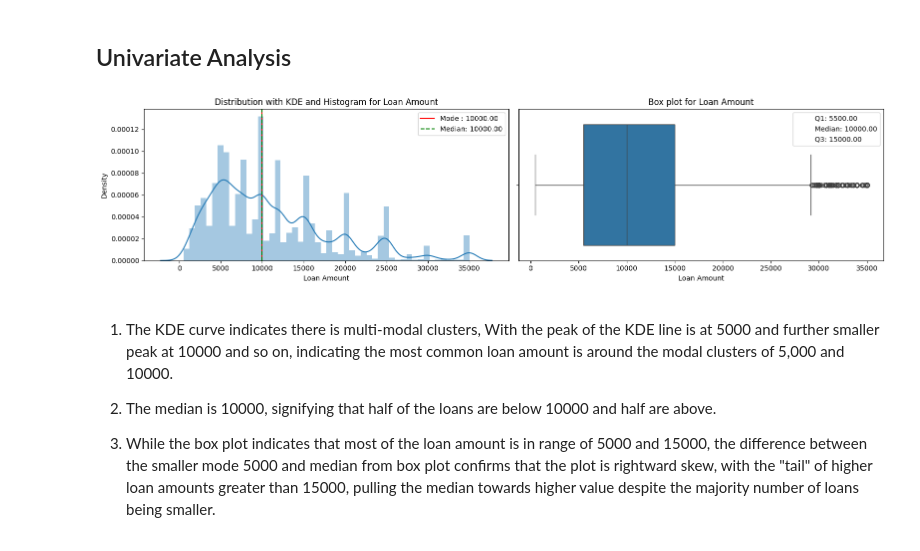
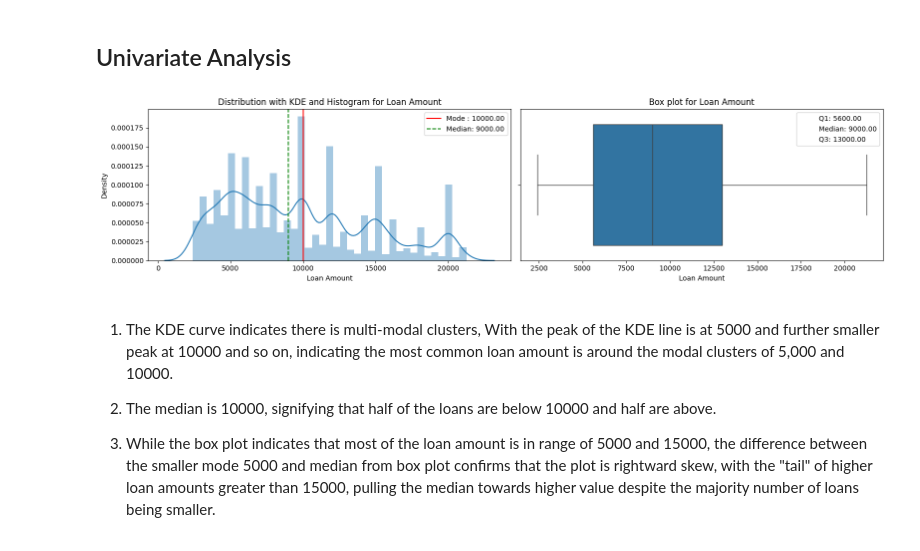
Before and after one commit to prachigoliwadekar/LendingClubCaseStudy, a Jupyter notebook: Group_Facilitator_Prachi.ipynb, the cells around one changed output. Cells and saved outputs as stored; diff of their text form; code cells hidden in the pictures.

Commit message:
Added more graphs, inference summaries, ppt and generated pdf version

```diff
--- a/Group_Facilitator_Prachi.ipynb
+++ b/Group_Facilitator_Prachi.ipynb
@@ -19,7 +14,7 @@ Mounted at /content/drive
 # %% [markdown]
 ### Load Data
 # %%
-data = pd.read_csv("/content/drive/MyDrive/Colab Notebooks/LendinClubCaseStudy/loan_1.csv",low_memory=False)
+data = pd.read_csv("loan_1.csv",low_memory=False)
 data.describe()
 # %% [output]
 |  | id | member_id | loan_amnt | funded_amnt | funded_amnt_inv | installment | annual_inc | dti | ... |
@@ -33,0 +31,22 @@ data.describe()
+# %%
+def filter_dataframe_by_quantiles(df, column_name, lower_quantile, upper_quantile):
+    """
+    Filter a DataFrame based on lower and upper quantiles of a specific column.
+
+    Args:
+        df: The Pandas.DataFrame to filter.
+        column_name (string): column name to consider for filtering
+        lower_quantile (float): The lower quantile value (0 to 1).
+        upper_quantile (float): The upper quantile value (0 to 1).
+
+    Returns:
+        pandas.DataFrame: Filtered DataFrame containing rows within the specified quantile range.
+    """
+    # Calculate the quantiles of the column
+    lower_value = df[column_name].quantile(lower_quantile)
+    upper_value = df[column_name].quantile(upper_quantile)
+
+    # Filter the DataFrame based on the quantiles
+    filtered_df = df[(df[column_name] >= lower_value) & (df[column_name] <= upper_value)]
+
+    return filtered_df
@@ -335,7 +420,9 @@ def bucket_loan_amnt(column):
     else:
         return '15K - above' # 75% quartile
 
-imp_data['loan_amnt_b'] = imp_data.apply(lambda x : bucket_loan_amnt(x['loan_amnt']), axis = 1)
+# Due to outliers remove the bottom 5% and anything above 90%
+loan_amnt_filtered = filter_dataframe_by_quantiles(imp_data, 'loan_amnt', 0.05, 0.90)
+imp_data['loan_amnt_b'] = loan_amnt_filtered.apply(lambda x : bucket_loan_amnt(x['loan_amnt']), axis = 1)
 # %%
 # Bucketing Annual Income
 def bucket_annual_inc(column):
@@ -352,7 +439,9 @@ def bucket_annual_inc(column):
     else:
         return '80k - above' # 75% quartile
 
-imp_data['annual_inc_b'] = imp_data.apply(lambda x: bucket_annual_inc(x['annual_inc']), axis = 1)
+# Due to outliers remove the bottom 5% and anything above 90%
+annual_inc_filtered = filter_dataframe_by_quantiles(imp_data, 'annual_inc', 0.05, 0.90)
+imp_data['annual_inc_b'] = annual_inc_filtered.apply(lambda x: bucket_annual_inc(x['annual_inc']), axis = 1)
 # %%
 # Bucketing interest rate
 def bucket_int_rate(column):
@@ -483,8 +521,9 @@ def univariate_analysis(df, column):
 # %%
 #Univariate Analysis for Load Amount
-univariate_analysis(imp_data,'loan_amnt')
+loan_amt_fitlered = filter_dataframe_by_quantiles(imp_data, 'loan_amnt', 0.05, 0.90)
+univariate_analysis(loan_amt_fitlered,'loan_amnt')
 # %% [output]
-[figure, old version]
+[figure, new version]
 # %% [markdown]
 1. The KDE curve indicates there is multi-modal clusters, With the
 peak of the KDE line is at 5000 and further smaller peak at 10000 and so on, indicating the most common loan amount is around the modal clusters of 5,000 and 10000.
```
Also changed, not shown: parts of 42 cells of this notebook, 2 other files.
